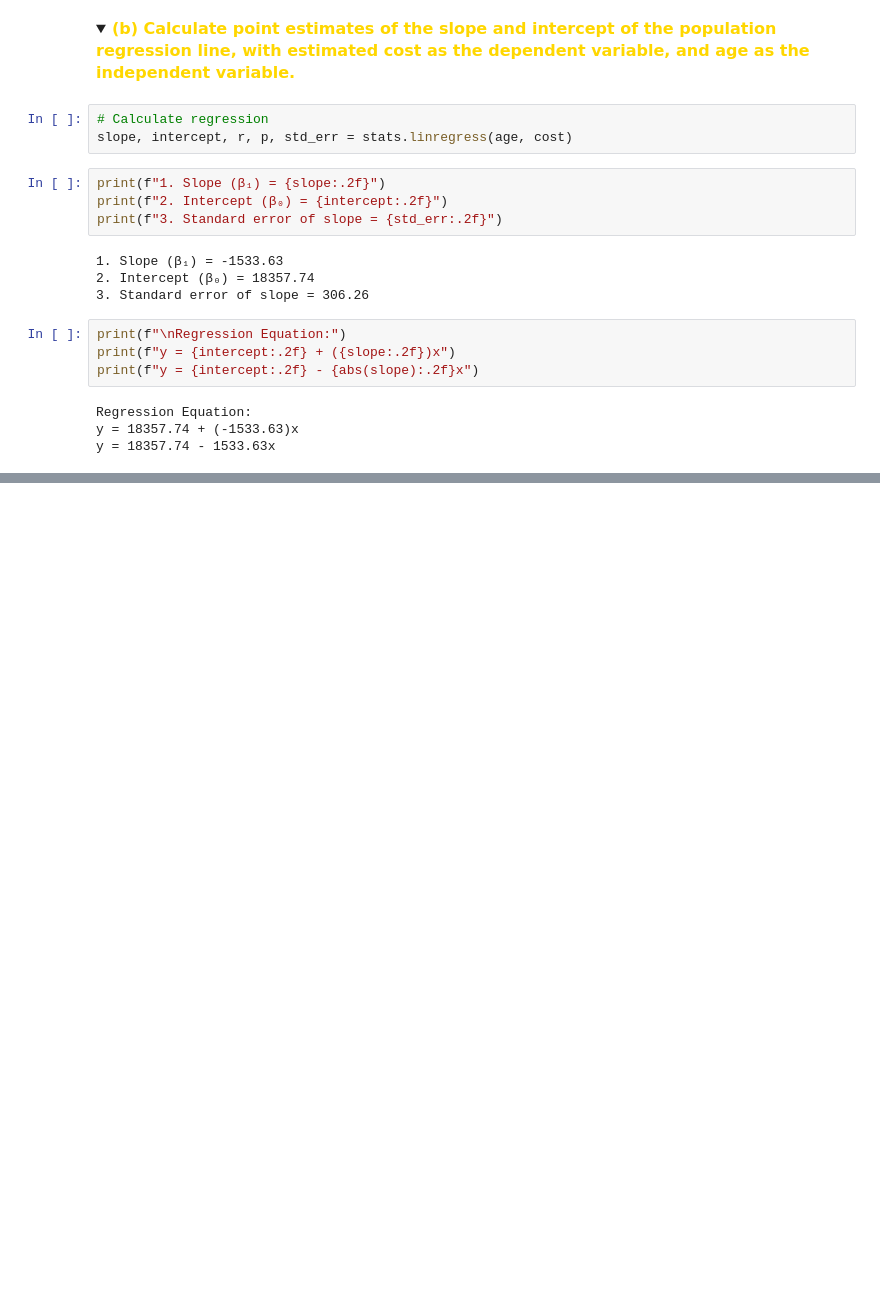
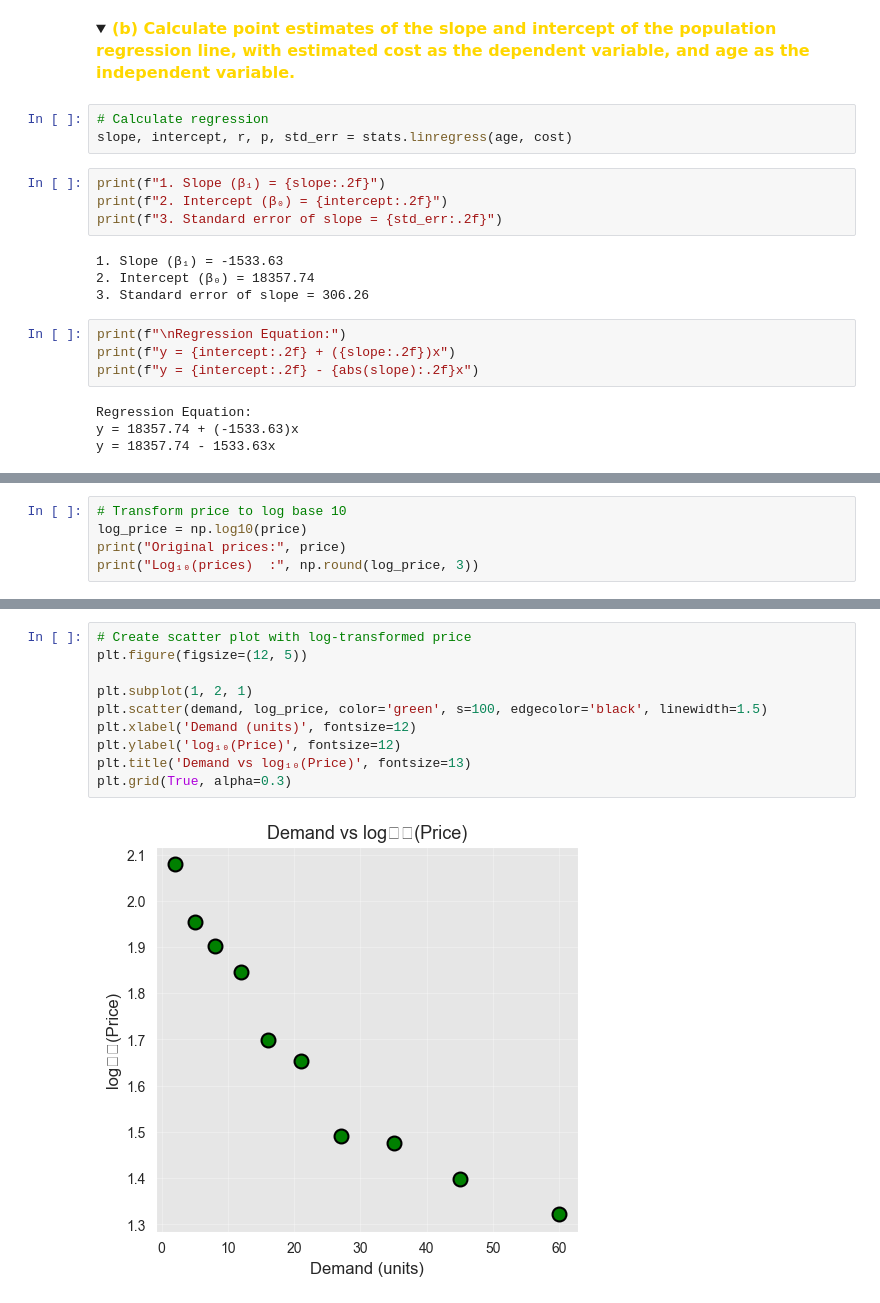
Before and after one commit to wandiyajames-arch/high-dim-data-analysis, a Jupyter notebook: exercise/exer_1.ipynb, the cells around one changed output, grey strips where cells are left out. Drawn from its saved outputs; the diff is of its cells as text; folded sections open; blank space fills up the shorter version.

```diff
--- a/exercise/exer_1.ipynb
+++ b/exercise/exer_1.ipynb
@@ -644,0 +735,5 @@ ValueError: Cannot calculate a linear regression if all x values are identical
+# %%
+# Transform price to log base 10
+log_price = np.log10(price)
+print("Original prices:", price)
+print("Log₁₀(prices)  :", np.round(log_price, 3))
@@ -644,0 +761,12 @@ ValueError: Cannot calculate a linear regression if all x values are identical
+# %%
+# Create scatter plot with log-transformed price
+plt.figure(figsize=(12, 5))
+
+plt.subplot(1, 2, 1)
+plt.scatter(demand, log_price, color='green', s=100, edgecolor='black', linewidth=1.5)
+plt.xlabel('Demand (units)', fontsize=12)
+plt.ylabel('log₁₀(Price)', fontsize=12)
+plt.title('Demand vs log₁₀(Price)', fontsize=13)
+plt.grid(True, alpha=0.3)
+# %% [output]
+[figure, added]
```
Also changed, not shown: parts of 35 cells of this notebook, 3 other files.
